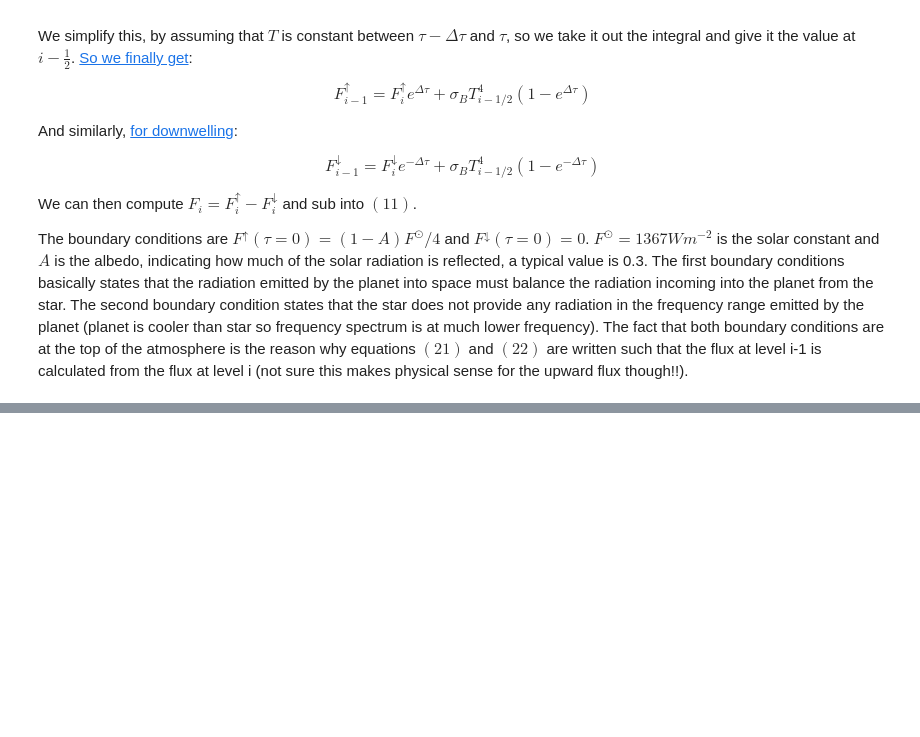
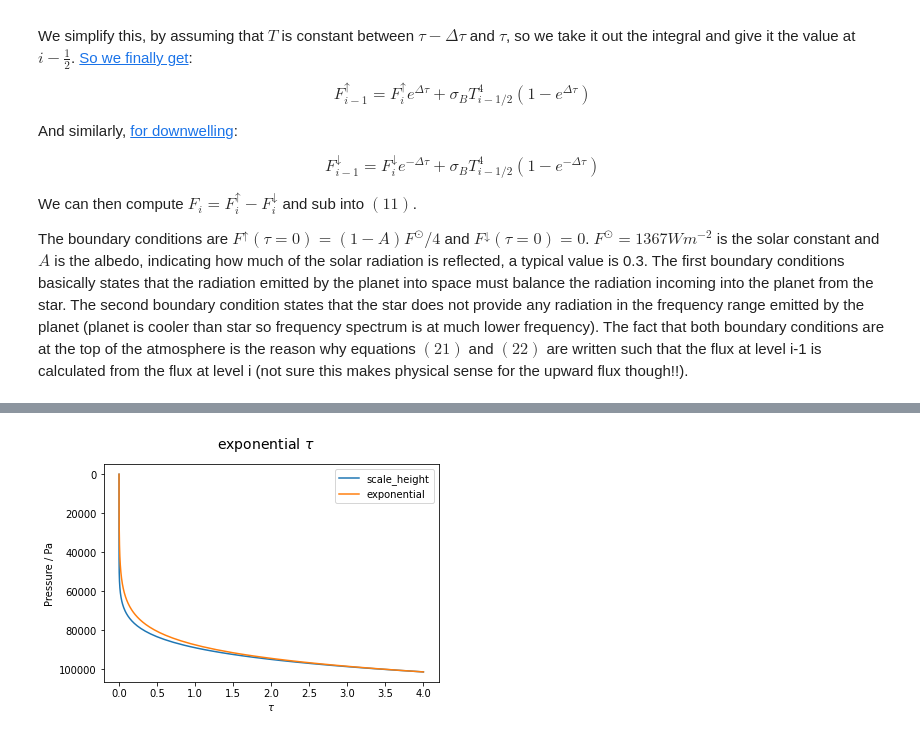
Before and after one commit to jduffield65/ClimateModel, a Jupyter notebook: grey_radiation.ipynb, the cells around one changed output, grey strips where cells are left out. Cells and saved outputs as stored; diff of their text form; code cells hidden in the pictures; blank space fills up the shorter version.

```diff
--- a/grey_radiation.ipynb
+++ b/grey_radiation.ipynb
@@ -224,0 +285,14 @@ The key here is that $(24)-(25)$ and $(29)-(30)$ depend on different optical dep
+# %%
+fig, ax = plt.subplots(1, 1)
+tau_scale_height = OpticalDepthFunctions.scale_height(p, p_width_list[1], tau_surface_list[1])[1]
+tau_exponential = OpticalDepthFunctions.exponential(p, p_width_list[1], tau_surface_list[1])[1]
+ax.plot(tau_scale_height, p, label = 'scale_height')
+ax.plot(tau_exponential, p, label = 'exponential')
+ax.invert_yaxis()
+# ax.set_yscale('log')
+ax.legend()
+ax.set_xlabel(r'$\tau$')
+ax.set_ylabel('Pressure / Pa')
+fig.suptitle(r'exponential $\tau$', fontsize = 14);
+# %% [output]
+[figure, added]
```
Also changed, not shown: parts of 14 cells of this notebook, 1 other file.
